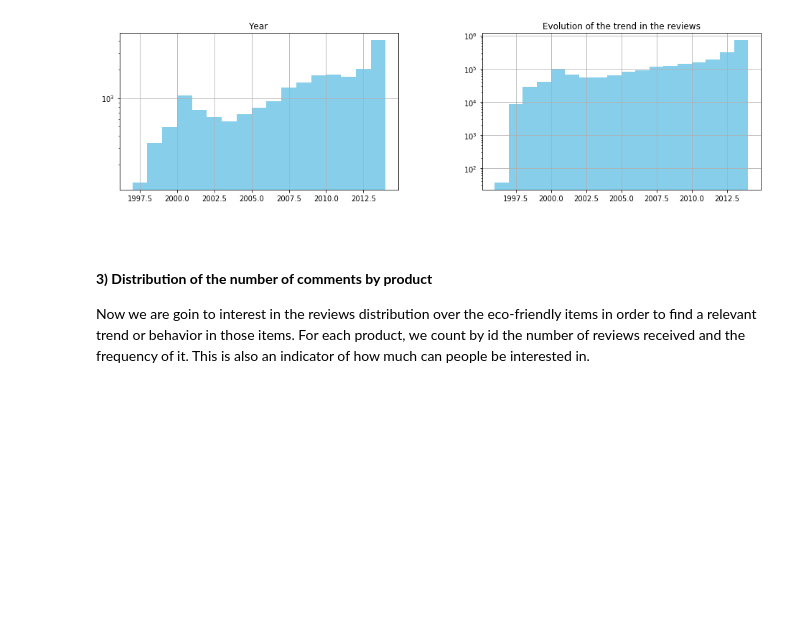
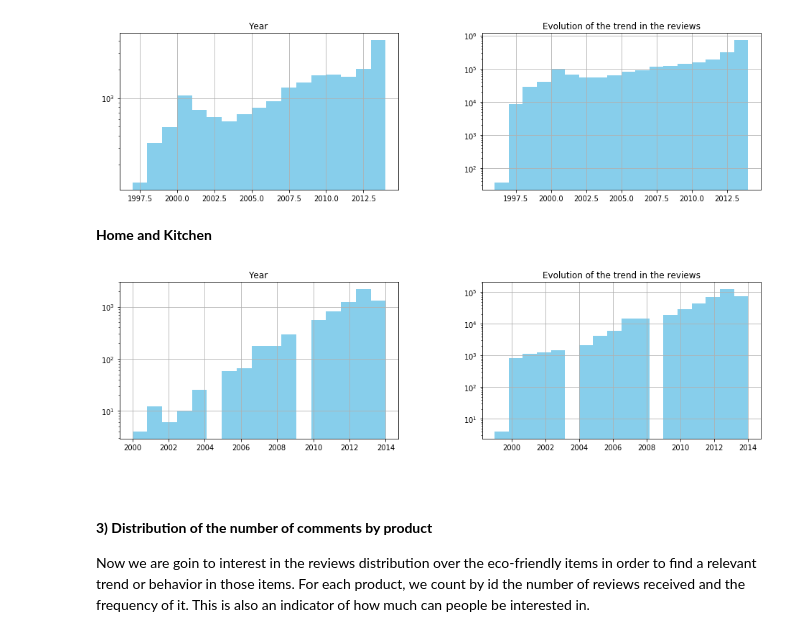
Before and after one commit to MaxencePPierre/ada-project, a Jupyter notebook: project_general.ipynb, the cells around one changed output. Cells and saved outputs as stored; diff of their text form; code cells hidden in the pictures; blank space fills up the shorter version.

```diff
--- a/project_general.ipynb
+++ b/project_general.ipynb
@@ -426,6 +453,31 @@ plt.title('Evolution of the trend in the reviews')
 plt.show()
 # %% [output]
 [figure]
+# %% [markdown]
+**Home and Kitchen**
+# %%
+homebio_firstrev = home_review_product_join.groupBy("asin").agg(sqlf.min("unixReviewTime"))
+homebio_firstrev_pd = homebio_firstrev.toPandas()
+homebio_firstrev_pd['Year'] = pd.to_datetime(homebio_firstrev_pd['min(unixReviewTime)'],unit='s').map(lambda x: x.year)
+
+homeall_firstrev = home_reviews.groupBy("asin").agg(sqlf.min("unixReviewTime"))
+homeall_firstrev_pd = homeall_firstrev.toPandas()
+homeall_firstrev_pd['Year'] = pd.to_datetime(homeall_firstrev_pd['min(unixReviewTime)'],unit='s').map(lambda x: x.year)
+# %%
+fig, axes = plt.subplots(1, 2)
+fig.set_size_inches(16,4)
+
+
+homebio_firstrev_pd.hist("Year", color="skyblue", log=True,bins=17,ax=axes[0])
+plt.title('Evolution of the trend in the products')
+
+
+homeall_firstrev_pd.hist("Year", log=True, color="skyblue", bins=18, ax=axes[1])
+plt.title('Evolution of the trend in the reviews')
+
+plt.show()
+# %% [output]
+[figure, added]
 # %% [markdown]
 <br>
 
```
Also changed, not shown: parts of 18 cells of this notebook, 2 other files.
